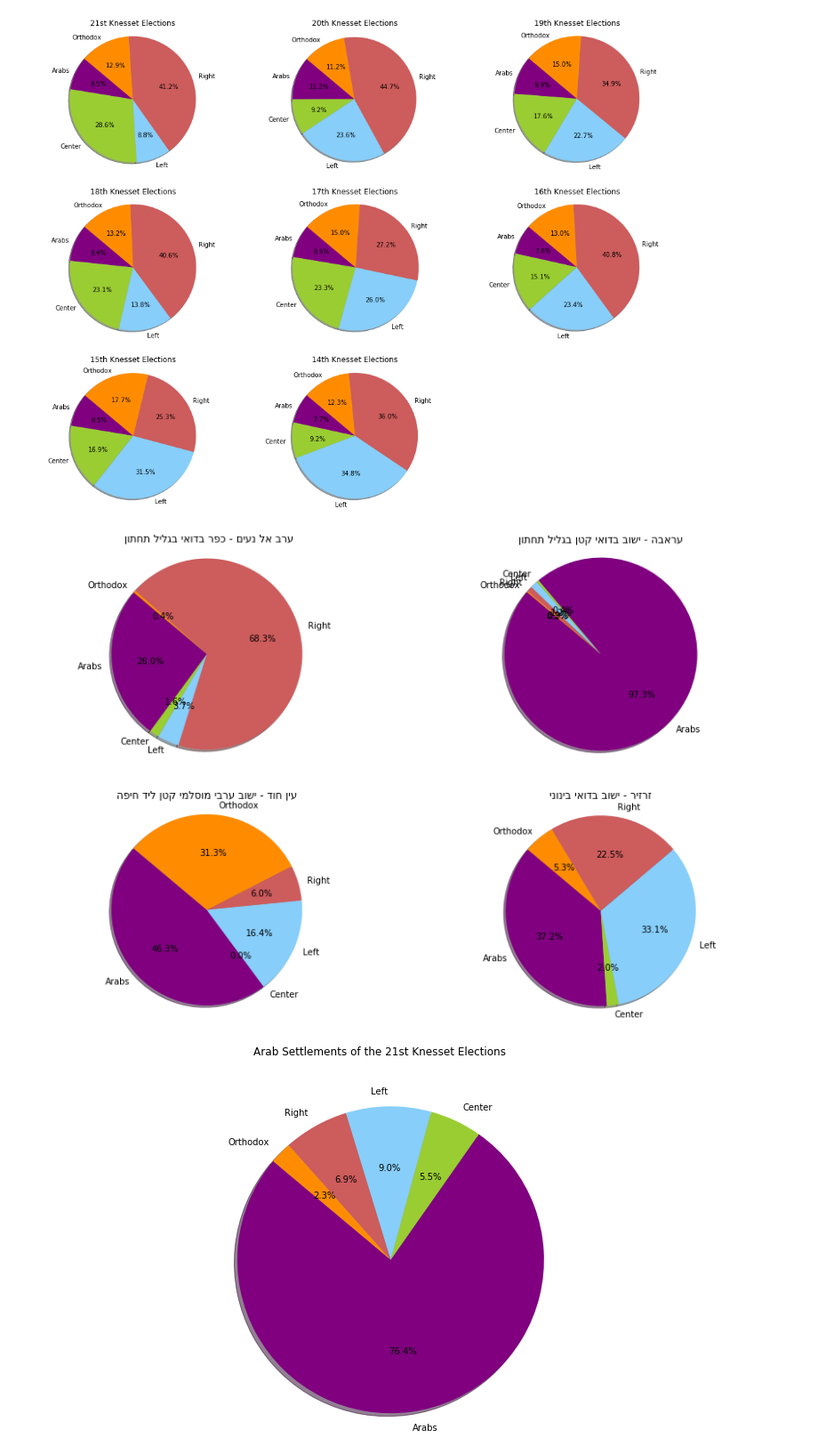
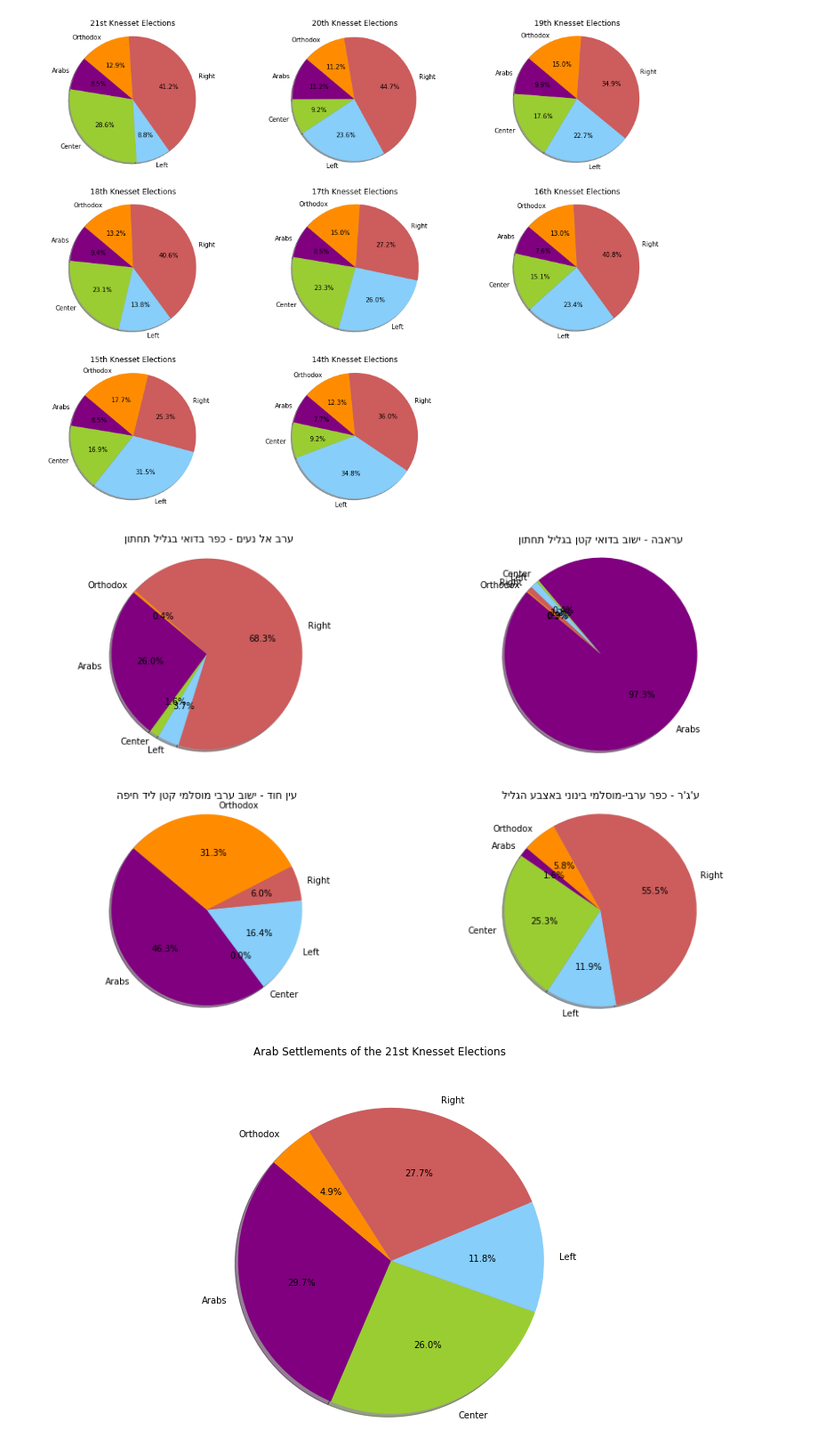
Before and after one commit to alexeyvasy/knesset-elections, a Jupyter notebook: Knesset Elections - Final Project.ipynb, the cells around one changed output. Shown: that part at 89% size. Saved outputs shown, nothing was run; the diff lists cells and outputs as text; code cells hidden in the pictures.

```diff
--- a/Knesset Elections - Final Project.ipynb
+++ b/Knesset Elections - Final Project.ipynb
@@ -306,36 +306,36 @@ sizes_arabs = classified_summed_votes_list(knesset21elections.loc["עראבה"])
 ax2.pie(sizes_arabs, labels=labels, colors=colors, autopct='%1.1f%%', shadow=True, startangle=140)
 title1 = "עראבה - ישוב בדואי קטן בגליל תחתון"
 ax2.set_title(title1[::-1])
 ax2.axis('equal')
 
 
 ax3 = plt.subplot(2,2,3)
 sizes_arabs = classified_summed_votes_list(knesset21elections.loc["עין חוד"])
 ax3.pie(sizes_arabs, labels=labels, colors=colors, autopct='%1.1f%%', shadow=True, startangle=140)
 title2 = "עין חוד - ישוב ערבי מוסלמי קטן ליד חיפה"
 ax3.set_title(title2[::-1])
 ax3.axis('equal')
 
 ax3 = plt.subplot(2,2,4)
-sizes_arabs = classified_summed_votes_list(knesset21elections.loc["פוריידיס"])
+sizes_arabs = classified_summed_votes_list(knesset21elections.loc["ע'ג'ר"])
 ax3.pie(sizes_arabs, labels=labels, colors=colors, autopct='%1.1f%%', shadow=True, startangle=140)
-title3 = "זרזיר - ישוב בדואי בינוני"
+title3 = "ע'ג'ר - כפר ערבי-מוסלמי בינוני באצבע הגליל"
 ax3.set_title(title3[::-1])
 ax3.axis('equal')
 
 
 plt.show()
 
 fig = plt.figure(figsize=(14,7))
 
 fig.suptitle("Arab Settlements of the 21st Knesset Elections")
-sizes_arabs = classified_summed_votes_list(knesset21elections[knesset21elections["Arabs"] / knesset21elections["כשרים"] > 0.20])
+sizes_arabs = classified_summed_votes_list(knesset21elections[knesset21elections["Arabs"] / knesset21elections["כשרים"] > 0.01])
 plt.pie(sizes_arabs, labels=labels, colors=colors, autopct='%1.1f%%', shadow=True, startangle=140)
 plt.axis('equal')
 plt.show()
 
-arab_settlements = knesset21elections[knesset21elections["Arabs"] / knesset21elections["כשרים"] > 0.10]
+arab_settlements = knesset21elections[knesset21elections["Arabs"] / knesset21elections["כשרים"] > 0.01]
 (arab_settlements["Arabs"] / arab_settlements["כשרים"]).sort_values(ascending=False)
 # %% [output]
-[figure, old version]
+[figure, new version]
-[figure, old version]
+[figure, new version]
```
Also changed, not shown: parts of 2 cells of this notebook.
